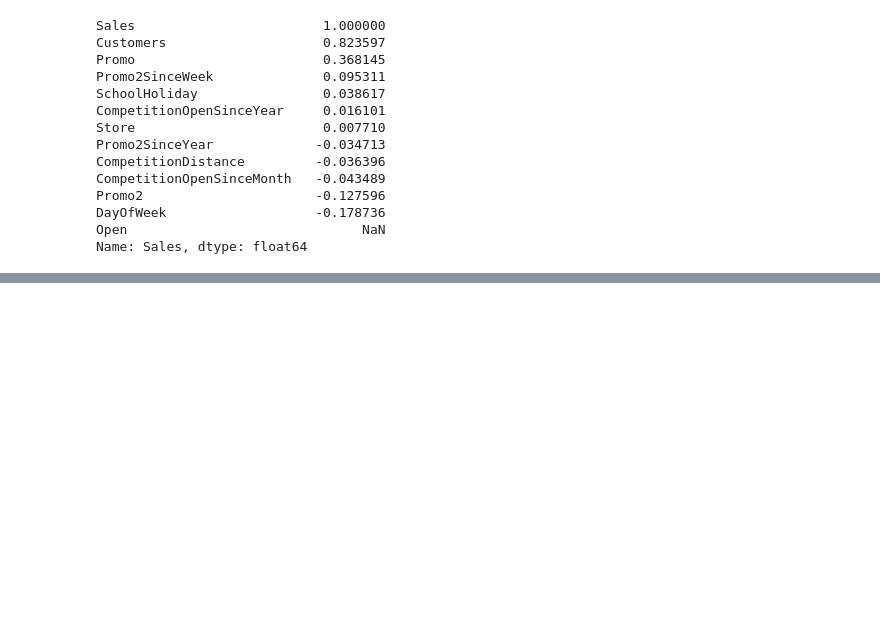
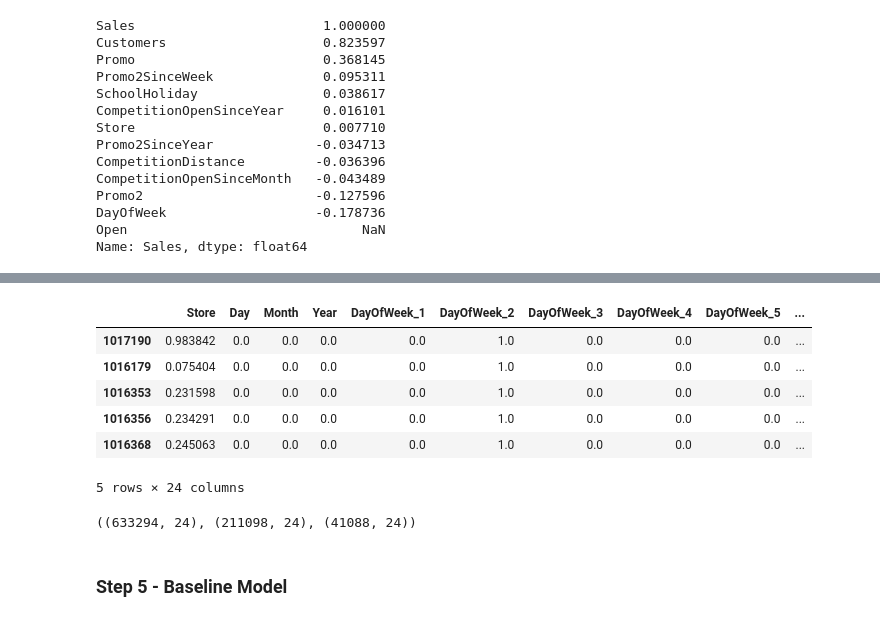
Before and after one commit to RawatRahul14/Machine-Learning-using-Python, a Jupyter notebook: 04. ML project Approach/project_approach.ipynb, the cells around one changed output, grey strips where cells are left out. Saved outputs shown, nothing was run; the diff lists cells and outputs as text; code cells hidden in the pictures; blank space fills up the shorter version.

Commit message:
feature engg, baseline model

```diff
--- a/04. ML project Approach/project_approach.ipynb
+++ b/04. ML project Approach/project_approach.ipynb
@@ -268,0 +391,4 @@ Name: Sales, dtype: float64
+# %%
+train_inputs[numerical_cols] = scaler.transform(train_inputs[numerical_cols])
+val_inputs[numerical_cols] = scaler.transform(val_inputs[numerical_cols])
+test_inputs[numerical_cols] = scaler.transform(test_inputs[numerical_cols])
@@ -268,0 +397,27 @@ Name: Sales, dtype: float64
+# %%
+encoder = OneHotEncoder(sparse_output = False, handle_unknown = "ignore").fit(train_inputs[cat_cols])
+encoded_cols = list(encoder.get_feature_names_out(cat_cols))
+# %%
+train_inputs[encoded_cols] = encoder.transform(train_inputs[cat_cols])
+val_inputs[encoded_cols] = encoder.transform(val_inputs[cat_cols])
+test_inputs[encoded_cols] = encoder.transform(test_inputs[cat_cols])
+# %%
+X_train = train_inputs[numerical_cols + encoded_cols]
+X_val = val_inputs[numerical_cols + encoded_cols]
+X_test = test_inputs[numerical_cols + encoded_cols]
+# %%
+X_train.head()
+# %% [output]
+|  | Store | Day | Month | Year | DayOfWeek_1 | DayOfWeek_2 | DayOfWeek_3 | DayOfWeek_4 | DayOfWeek_5 | ... |
+| 1017190 | 0.983842 | 0.0 | 0.0 | 0.0 | 0.0 | 1.0 | 0.0 | 0.0 | 0.0 | ... |
+| 1016179 | 0.075404 | 0.0 | 0.0 | 0.0 | 0.0 | 1.0 | 0.0 | 0.0 | 0.0 | ... |
+| 1016353 | 0.231598 | 0.0 | 0.0 | 0.0 | 0.0 | 1.0 | 0.0 | 0.0 | 0.0 | ... |
+| 1016356 | 0.234291 | 0.0 | 0.0 | 0.0 | 0.0 | 1.0 | 0.0 | 0.0 | 0.0 | ... |
+| 1016368 | 0.245063 | 0.0 | 0.0 | 0.0 | 0.0 | 1.0 | 0.0 | 0.0 | 0.0 | ... |
+5 rows × 24 columns
+# %%
+X_train.shape, X_val.shape, X_test.shape
+# %% [output]
+((633294, 24), (211098, 24), (41088, 24))
+# %% [markdown]
+### Step 5 - Baseline Model
```
Also changed, not shown: parts of 56 cells of this notebook.
